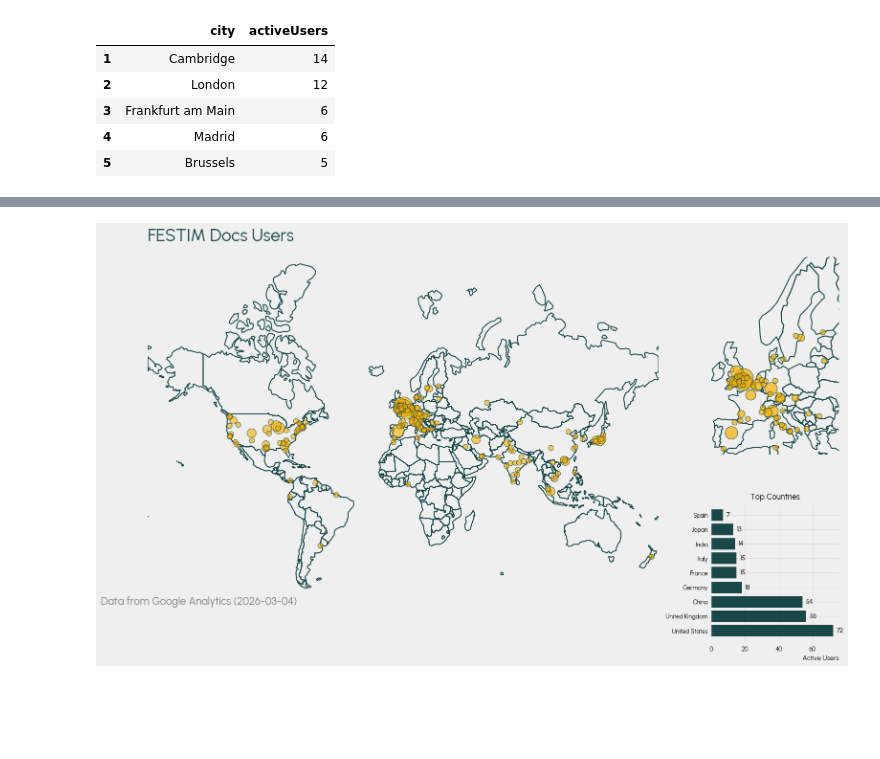
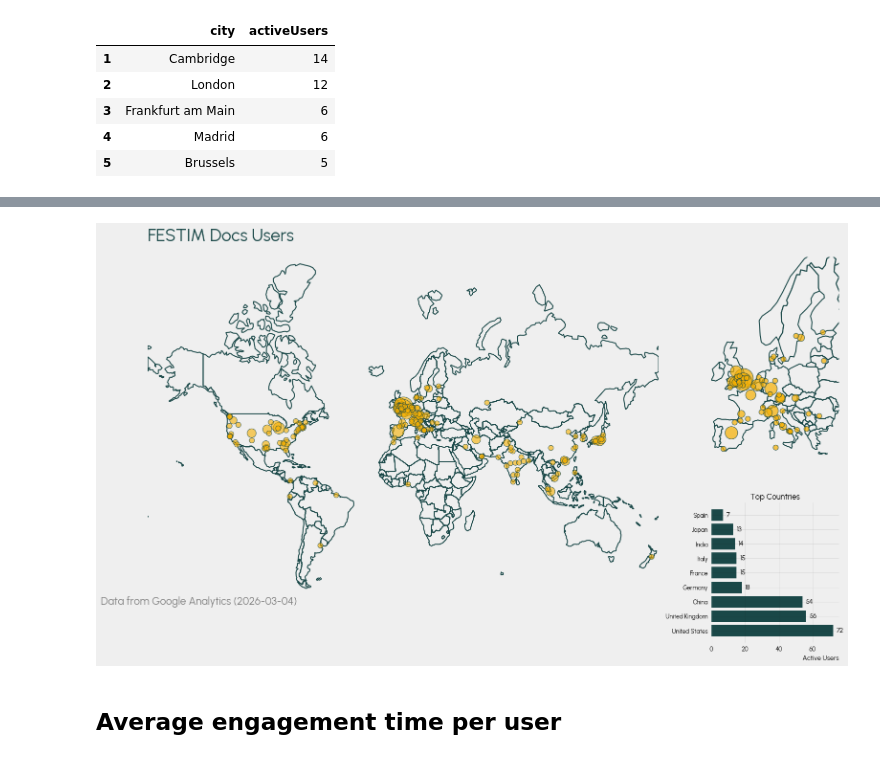
Before and after one commit to festim-dev/pose, a Jupyter notebook: main.ipynb, the cells around one changed output, grey strips where cells are left out. Drawn from its saved outputs; the diff is of its cells as text; code cells hidden in the pictures; blank space fills up the shorter version.

Commit message:
added world map for engagement time

```diff
--- a/main.ipynb
+++ b/main.ipynb
@@ -925,7 +951,7 @@ West Point 1
 Yantai 1
 Zhukovskiy 1
 # %%
-df = pd.DataFrame(
+df_users = pd.DataFrame(
     {
         "city": [row.dimension_values[0].value for row in response.rows],
         "activeUsers": [int(row.metric_values[0].value) for row in response.rows],
@@ -933,8 +959,8 @@ df = pd.DataFrame(
 )
 # %%
 # remove line (not set) from df
-df = df[df['city'] != '(not set)']
-df.head()
+df_users = df_users[df_users['city'] != '(not set)']
+df_users.head()
 # %% [output]
 |  | city | activeUsers |
 | 1 | Cambridge | 14 |
@@ -943,7 +969,7 @@ df.head()
 | 4 | Madrid | 6 |
 | 5 | Brussels | 5 |
 # %%
-locations = gpd.tools.geocode(df["city"])
+locations = gpd.tools.geocode(df_users["city"])
 # %%
 locations
 # %% [output]
@@ -983,7 +1009,7 @@ Venezuela 1 1
 # %%
 import matplotlib.gridspec as gridspec
 
-def plot_europe(ax):
+def plot_europe(ax, s):
     """Plot Europe zoom in the inset axes"""
     # Set the extent to focus on Europe
     # [-10, 30, 35, 70]
@@ -999,7 +1025,7 @@ def plot_europe(ax):
     ax.scatter(
         new_coords[:, 0],
         new_coords[:, 1],
-        s=df["activeUsers"] * 60,  # size of the bubbles
+        s=s,  # size of the bubbles
         zorder=10,  # this specifies to put bubbles on top of the map
         alpha=0.7,
         color="C1",
@@ -1032,7 +1058,7 @@ new_coords = proj.transform_points(pc, locations.geometry.x, locations.geometry.
 ax_map.scatter(
     new_coords[:, 0],
     new_coords[:, 1],
-    s=df["activeUsers"] * 60,  # size of the bubbles
+    s=df_users["activeUsers"] * 60,  # size of the bubbles
     # s=df['Average engagement time per active user'] * 0.3,  # size of the bubbles
     zorder=10,  # this specifies to put bubbles on top of the map
     alpha=0.6,
@@ -1046,37 +1072,39 @@ ax_europe = fig.add_subplot(gs[0, 1], projection=proj)
 ax_europe.set_axis_off()
 
 # Plot Europe in the top right
-plot_europe(ax_europe)
+plot_europe(ax_europe, s=df_users["activeUsers"] * 60)
 
 
 # Create chart subplot (bottom right) - regular matplotlib subplot
 ax_chart = fig.add_subplot(gs[1, 1])
 countries = [row.dimension_values[0].value for row in response_countries.rows]
 active_users = [int(row.metric_values[0].value) for row in response_countries.rows]
 # new_users = [int(row.metric_values[1].value) for row in response_countries.rows]
 
 # group others
 top_countries = countries[:9]
 top_active_users = active_users[:9]
 # top_new_users = new_users[:10]
 
 ax_chart.barh(top_countries, top_active_users, label="Active Users")
 
 plt.bar_label(ax_chart.containers[0], fmt="%d", padding=5)
 ax_chart.set_xlabel("Active Users")
 ax_chart.set_title("Top Countries")
 
 ax_map.annotate(
     f"Data from Google Analytics ({datetime.today().strftime('%Y-%m-%d')})",
     xy=(0.1, 0),
       xycoords="axes fraction",
       ha="center",
       fontsize=16,
       color="gray",
 )
 ax_map.set_title("FESTIM Docs Users", fontsize=26, fontweight="bold", loc="left", pad=20, color="C0")
 plt.tight_layout()
 plt.savefig("users_world_map.svg")
 plt.show()
 # %% [output]
-[figure, old version]
+[figure, new version]
+# %% [markdown]
+## Average engagement time per user
```
Also changed, not shown: parts of 10 cells of this notebook.
